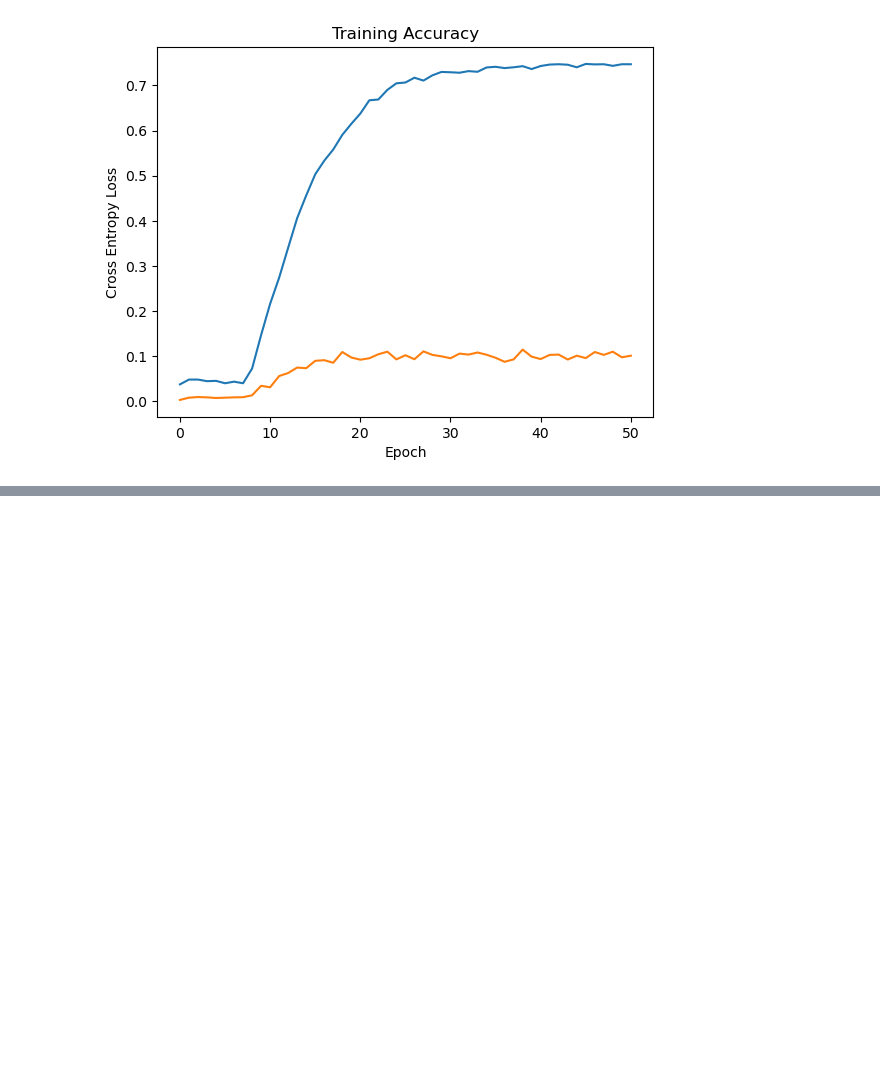
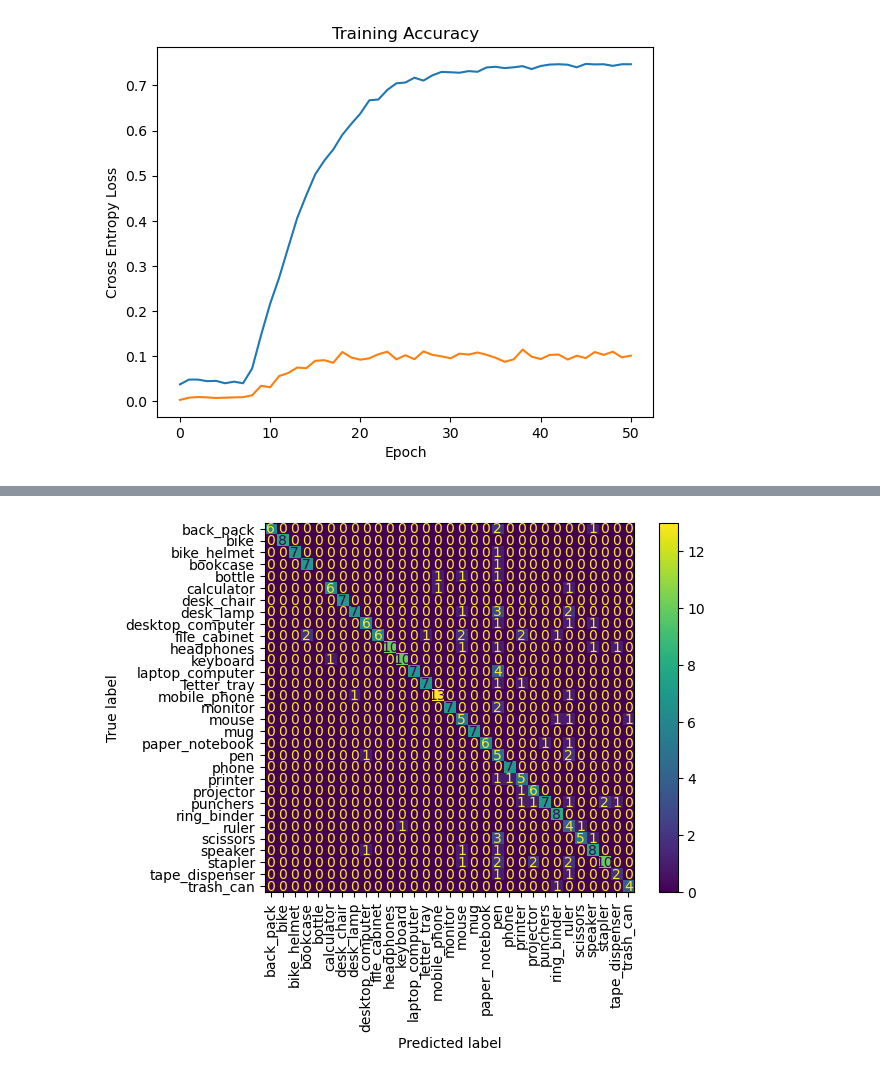
Before and after one commit to dimits-ts/deep_vision_domain_adaptation, a Jupyter notebook: domain_adaptation.ipynb, the cells around one changed output, grey strips where cells are left out. Saved outputs shown, nothing was run; the diff lists cells and outputs as text; code cells hidden in the pictures; blank space fills up the shorter version.

Commit message:
add results to both source and target datasets

```diff
--- a/domain_adaptation.ipynb
+++ b/domain_adaptation.ipynb
@@ -11,6 +11,7 @@ import torch.optim as optim
 from tqdm.auto import tqdm
 import numpy as np
 import matplotlib.pyplot as plt
+import sklearn.metrics
 
 
 import os
@@ -18,9 +19,14 @@ import os
 
 DATA_DIR = "data/office"
 OUTPUT_DIR = "output"
+
 SOURCE_DATASET = "amazon"
-VAL_SPLIT = .15
-TEST_SPLIT = .1
+SOURCE_VAL_SPLIT = .15
+SOURCE_TEST_SPLIT = .1
+
+TARGET_TEST_SPLIT = 0.3
+TARGET_DATASET = "dslr"
+
 RANDOM_SEED = 42
 BATCH_SIZE = 3
 
@@ -72,7 +78,7 @@ source_dataset = tasks.data.ImageDataset(
 
 source_train_loader, source_val_loader, source_test_loader = (
     tasks.data.train_val_test_loaders(
-        source_dataset, BATCH_SIZE, VAL_SPLIT, TEST_SPLIT, tasks.data.collate_pad
+        source_dataset, BATCH_SIZE, SOURCE_VAL_SPLIT, SOURCE_TEST_SPLIT, tasks.data.collate_pad
     )
 )
 # %%
@@ -105,7 +111,7 @@ output_path = os.path.join(OUTPUT_DIR, SOURCE_DATASET)
 model = torch.hub.load(
     "pytorch/vision:v0.10.0", "resnet18", weights="DEFAULT"
 ).to(device)
-model = try_load_weights(model, os.path.join(output_path, "model.pt")).to(device)
+model = try_load_weights(model, os.path.join(output_path, "model.pt"))
 
 torchinfo.summary(model, input_size=(BATCH_SIZE, 3, 300, 300))
 # %% [output]
@@ -203,3 +179,12 @@ plt.title("Training Accuracy")
 plt.show()
 # %% [output]
 [figure]
+# %%
+source_actual, source_predicted = tasks.torch_train_eval.test(model, source_test_loader, device)
+class_names = source_dataset.label_encoder.classes_
+
+print(
+    sklearn.metrics.classification_report(
+        source_actual, source_predicted, zero_division=0, target_names=class_names
+    )
+)
@@ -205,0 +209,10 @@ plt.show()
+# %%
+source_cf_matrix = sklearn.metrics.confusion_matrix(source_actual, source_predicted)
+display = sklearn.metrics.ConfusionMatrixDisplay(
+    confusion_matrix=source_cf_matrix, display_labels=class_names
+)
+display.plot()
+plt.xticks(rotation=90)
+plt.show()
+# %% [output]
+[figure, added]
```
Also changed, not shown: parts of 7 cells of this notebook.
